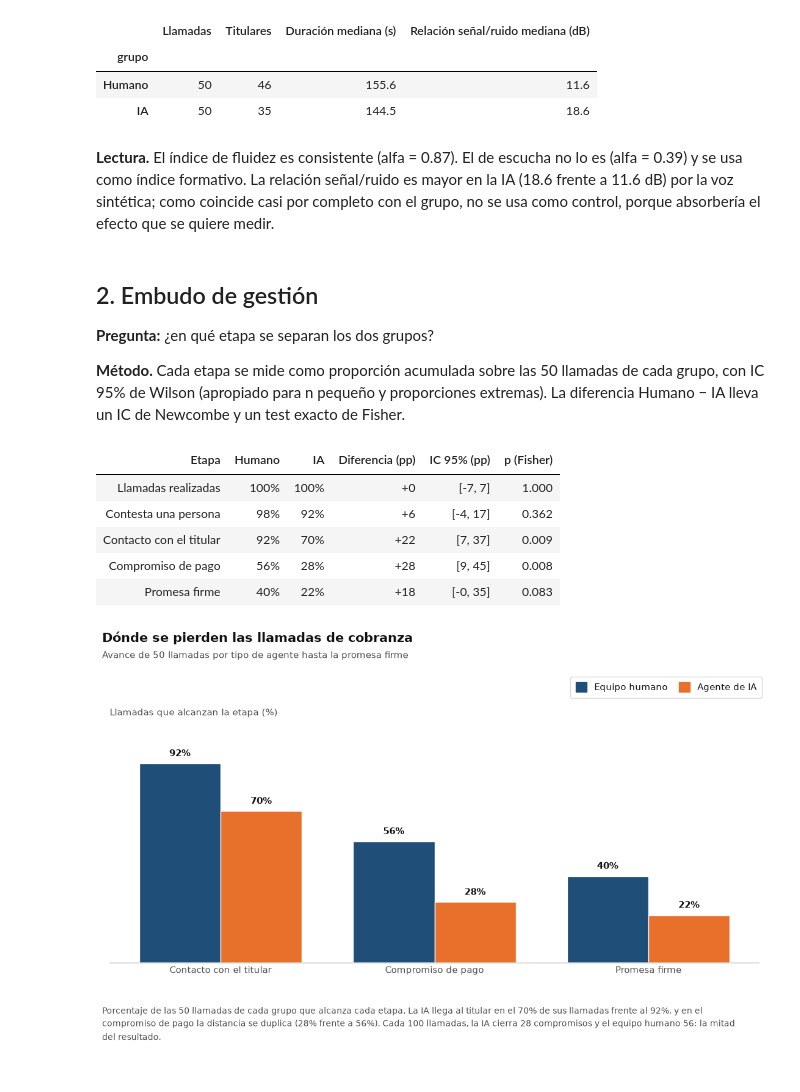
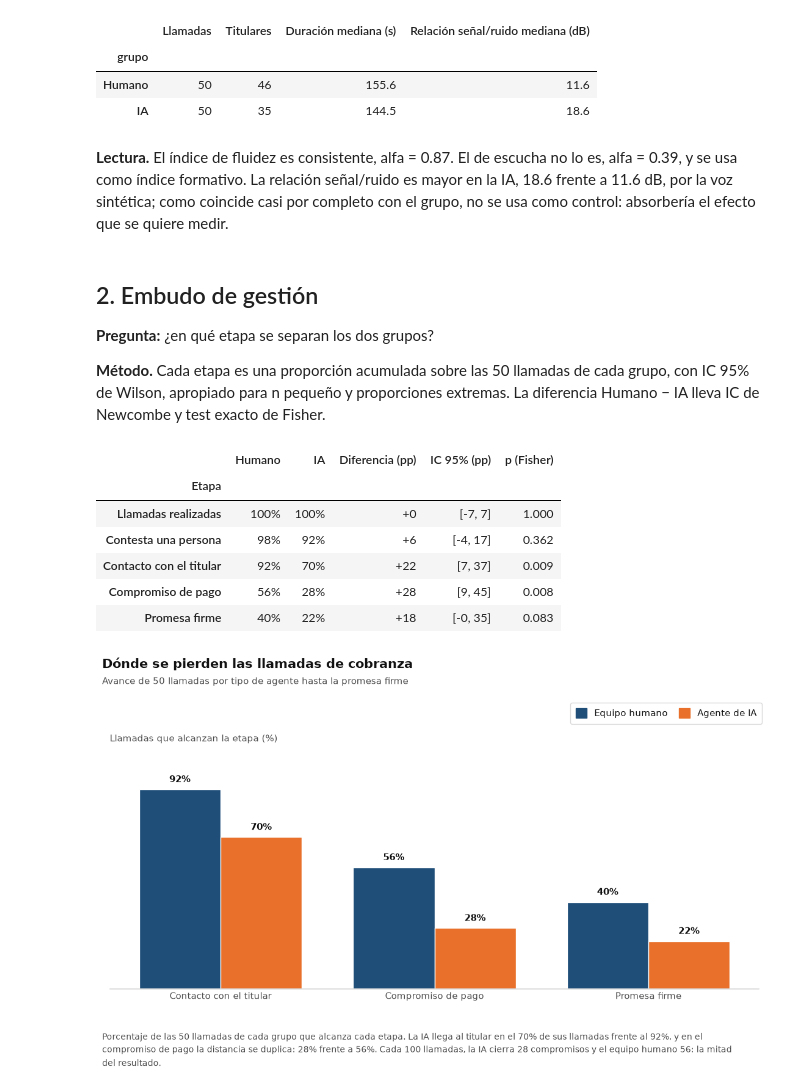
Before and after one commit to MaxWell732/test-crecere, a Jupyter notebook: data_analysis/notebooks/audio_data_analysis.ipynb, the cells around one changed output. Drawn from its saved outputs; the diff is of its cells as text; code cells hidden in the pictures.

```diff
--- a/data_analysis/notebooks/audio_data_analysis.ipynb
+++ b/data_analysis/notebooks/audio_data_analysis.ipynb
@@ -364,21 +346,14 @@ for col in BOOL_COLS:
 calls["contesta_persona"] = ~calls["contact_type"].isin(["no_answer", "voicemail", "ivr"])
 calls["es_titular"] = calls["contact_type"].eq("account_holder")
 calls["promesa_firme_f"] = calls["ptp_type_commitment"].eq("firm").astype(float)
-
-conv_min = calls["conv_duration_s"] / 60
-calls["silencio_muerto_por_min"] = calls["dead_air_s"] / conv_min
-calls["preguntas_por_min"] = calls["agent_questions"] / conv_min
-calls["cortesia_por_min"] = calls["politeness_markers"] / conv_min
+calls["silencio_muerto_por_min"] = calls["dead_air_s"] / (calls["conv_duration_s"] / 60)
 calls["motivo_indagado"] = calls["non_payment_reasons"].map(lambda r: float("not_stated" not in r))
 calls["cumplimiento_regulatorio"] = calls[[f"{c}_f" for c in REGULATORY_ITEMS]].mean(axis=1)
 calls["gestion_cobro"] = calls[[f"{c}_f" for c in COLLECTION_ITEMS]].mean(axis=1)
 
-agent_offers = offers[offers["proposed_by"].eq("agent")]
-calls = calls.merge(
-    agent_offers.groupby("call_id")["type"].agg(lambda t: t.eq("discount_forgiveness").mean())
-    .rename("pct_ofertas_descuento"),
-    on="call_id", how="left",
-)
+pct_descuento = (offers[offers["proposed_by"].eq("agent")].groupby("call_id")["type"]
+                 .agg(lambda t: t.eq("discount_forgiveness").mean()).rename("pct_ofertas_descuento"))
+calls = calls.merge(pct_descuento, on="call_id", how="left")
 
 # Integridad del embudo: cada etapa implica la anterior.
 assert not (calls["es_titular"] & ~calls["contesta_persona"]).any()
@@ -420,39 +398,37 @@ display(summary.style.format(precision=1))
 | Humano | 50 | 46 | 155.6 | 11.6 |
 | IA | 50 | 35 | 144.5 | 18.6 |
 # %% [markdown]
-**Lectura.** El índice de fluidez es consistente (alfa = 0.87). El de escucha no lo es (alfa = 0.39) y se usa como índice formativo. La relación señal/ruido es mayor en la IA (18.6 frente a 11.6 dB) por la voz sintética; como coincide casi por completo con el grupo, no se usa como control, porque absorbería el efecto que se quiere medir.
+**Lectura.** El índice de fluidez es consistente, alfa = 0.87. El de escucha no lo es, alfa = 0.39, y se usa como índice formativo. La relación señal/ruido es mayor en la IA, 18.6 frente a 11.6 dB, por la voz sintética; como coincide casi por completo con el grupo, no se usa como control: absorbería el efecto que se quiere medir.
 # %% [markdown]
 ## 2. Embudo de gestión
 
 **Pregunta:** ¿en qué etapa se separan los dos grupos?
 
-**Método.** Cada etapa se mide como proporción acumulada sobre las 50 llamadas de cada grupo, con IC 95% de Wilson (apropiado para n pequeño y proporciones extremas). La diferencia Humano − IA lleva un IC de Newcombe y un test exacto de Fisher.
+**Método.** Cada etapa es una proporción acumulada sobre las 50 llamadas de cada grupo, con IC 95% de Wilson, apropiado para n pequeño y proporciones extremas. La diferencia Humano − IA lleva IC de Newcombe y test exacto de Fisher.
 # %%
 STAGES = {
     "Llamadas realizadas": pd.Series(True, index=calls.index),
     "Contesta una persona": calls["contesta_persona"],
     "Contacto con el titular": calls["es_titular"],
     "Compromiso de pago": calls["ptp_f"].eq(1),
     "Promesa firme": calls["promesa_firme_f"].eq(1),
 }
-n_group = calls["grupo"].value_counts()
+nh, na = calls["grupo"].value_counts()[GROUPS]
 
 funnel_rows = []
 for stage, mask in STAGES.items():
-    k = mask.groupby(calls["grupo"], observed=True).sum()
-    kh, ka, nh, na = int(k["Humano"]), int(k["IA"]), int(n_group["Humano"]), int(n_group["IA"])
+    kh, ka = mask.groupby(calls["grupo"], observed=True).sum()[GROUPS]
     lo, hi = newcombe_diff_ci(kh, nh, ka, na)
-    funnel_rows.append({
-        "Etapa": stage, "Humano": kh / nh, "IA": ka / na, "Diferencia (pp)": 100 * (kh / nh - ka / na),
-        "IC 95% (pp)": f"[{100 * lo:.0f}, {100 * hi:.0f}]", "p (Fisher)": fisher_p(kh, nh, ka, na),
-        **{f"_ci_{g}": wilson_ci(kk, nn) for g, kk, nn in (("Humano", kh, nh), ("IA", ka, na))},
-    })
-funnel = pd.DataFrame(funnel_rows)
-display(funnel.drop(columns=["_ci_Humano", "_ci_IA"]).style
-        .format({"Humano": "{:.0%}", "IA": "{:.0%}", "Diferencia (pp)": "{:+.0f}", "p (Fisher)": "{:.3f}"})
-        .hide(axis="index"))
+    funnel_rows.append({"Etapa": stage, "Humano": kh / nh, "IA": ka / na,
+                        "Diferencia (pp)": 100 * (kh / nh - ka / na),
+                        "IC 95% (pp)": f"[{100 * lo:.0f}, {100 * hi:.0f}]",
+                        "p (Fisher)": fisher_p(kh, nh, ka, na)})
+funnel = pd.DataFrame(funnel_rows).set_index("Etapa")
+display(funnel.style.format({"Humano": "{:.0%}", "IA": "{:.0%}",
+                             "Diferencia (pp)": "{:+.0f}", "p (Fisher)": "{:.3f}"}))
 # %% [output]
-| Etapa | Humano | IA | Diferencia (pp) | IC 95% (pp) | p (Fisher) |
+|  | Humano | IA | Diferencia (pp) | IC 95% (pp) | p (Fisher) |
+| Etapa |  |  |  |  |  |
 | Llamadas realizadas | 100% | 100% | +0 | [-7, 7] | 1.000 |
 | Contesta una persona | 98% | 92% | +6 | [-4, 17] | 0.362 |
 | Contacto con el titular | 92% | 70% | +22 | [7, 37] | 0.009 |
```
Also changed, not shown: parts of 76 cells of this notebook, 27 other files.
